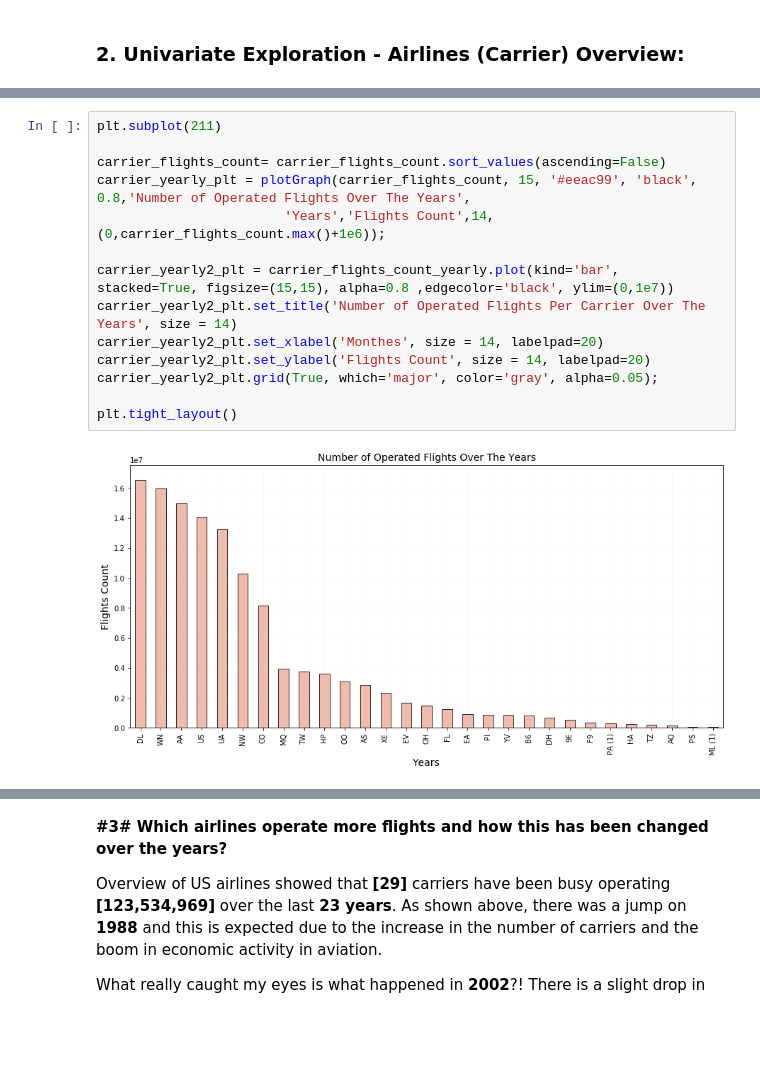
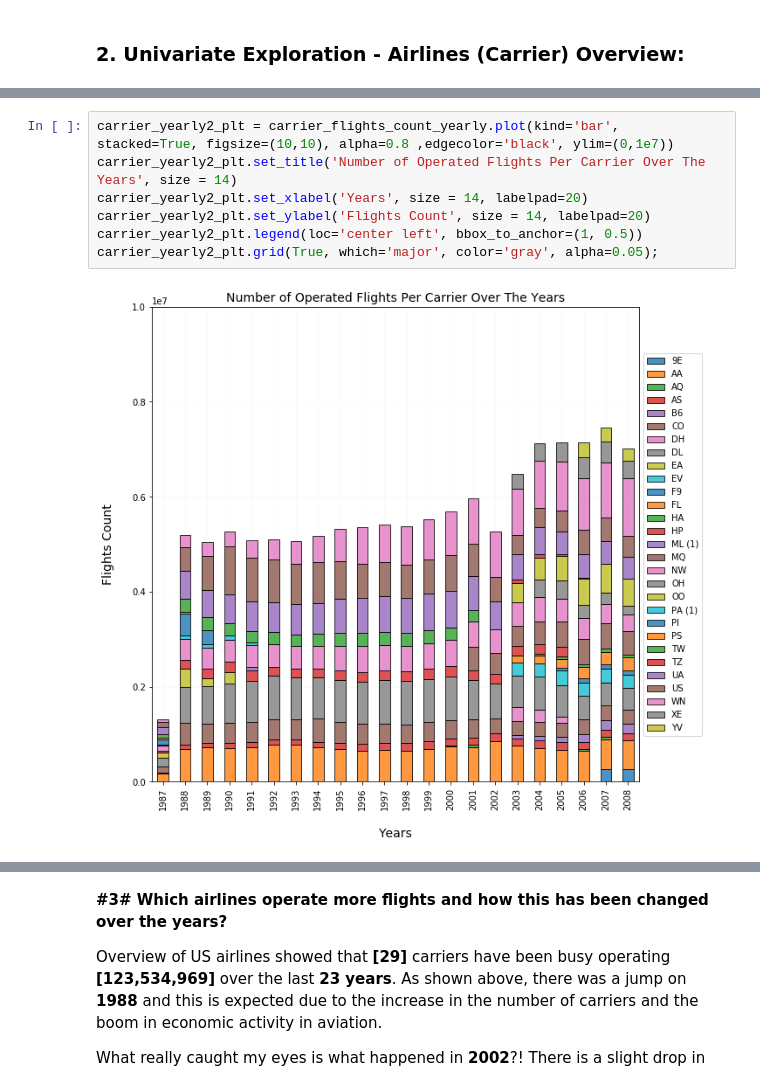
Before and after one commit to 0xRYx0/Udacity-Projects-DAND, a Jupyter notebook: DAND/Project#5 - Data Visualization/explanatory_notebook.ipynb, the cells around one changed output, grey strips where cells are left out. Saved outputs shown, nothing was run; the diff lists cells and outputs as text; blank space fills up the shorter version.

```diff
--- a/DAND/Project#5 - Data Visualization/explanatory_notebook.ipynb
+++ b/DAND/Project#5 - Data Visualization/explanatory_notebook.ipynb
@@ -253,16 +271,9 @@ The graph showed that the last day of the month **day 31** has the lowest number
 # %%
-plt.subplot(211)
-
-carrier_flights_count= carrier_flights_count.sort_values(ascending=False)
-carrier_yearly_plt = plotGraph(carrier_flights_count, 15, '#eeac99', 'black', 0.8,'Number of Operated Flights Over The Years',
-                        'Years','Flights Count',14, (0,carrier_flights_count.max()+1e6));
-
-carrier_yearly2_plt = carrier_flights_count_yearly.plot(kind='bar', stacked=True, figsize=(15,15), alpha=0.8 ,edgecolor='black', ylim=(0,1e7))
+carrier_yearly2_plt = carrier_flights_count_yearly.plot(kind='bar', stacked=True, figsize=(10,10), alpha=0.8 ,edgecolor='black', ylim=(0,1e7))
 carrier_yearly2_plt.set_title('Number of Operated Flights Per Carrier Over The Years', size = 14)
-carrier_yearly2_plt.set_xlabel('Monthes', size = 14, labelpad=20)
+carrier_yearly2_plt.set_xlabel('Years', size = 14, labelpad=20)
 carrier_yearly2_plt.set_ylabel('Flights Count', size = 14, labelpad=20)
+carrier_yearly2_plt.legend(loc='center left', bbox_to_anchor=(1, 0.5))
 carrier_yearly2_plt.grid(True, which='major', color='gray', alpha=0.05);
-
-plt.tight_layout()
 # %% [output]
-[figure, old version]
+[figure, new version]
```
Also changed, not shown: parts of 23 cells of this notebook, 2 other files.
